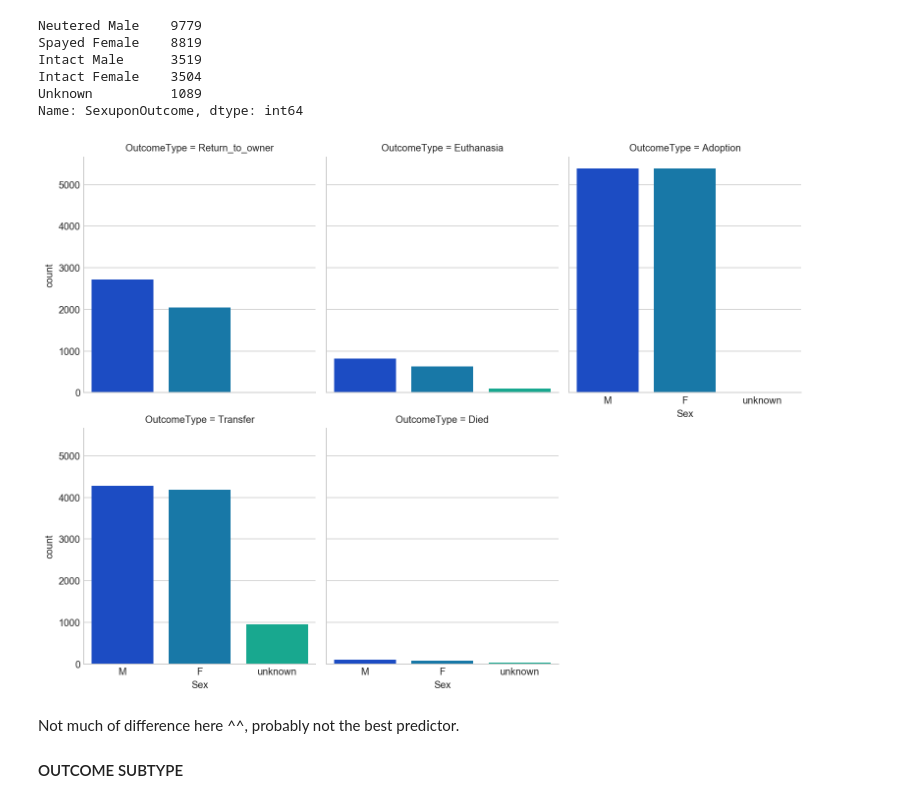
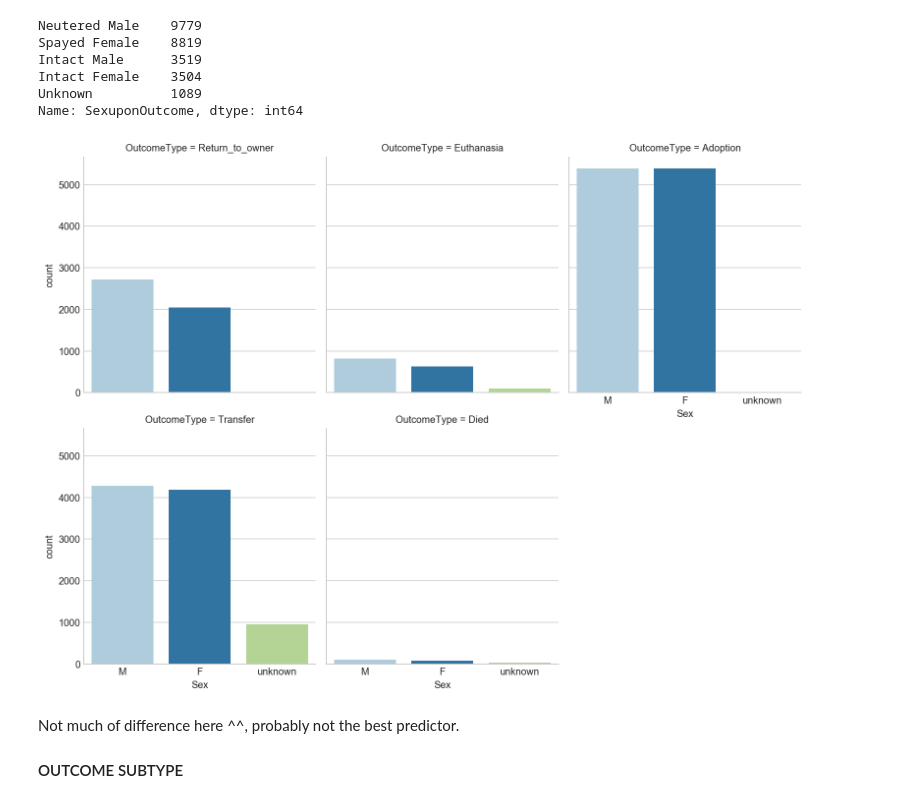
Before and after one commit to mags-zw/kaggle_analysis, a Jupyter notebook: ShelterAnimals/shelter_animal_analysis.ipynb, the cells around one changed output. Cells and saved outputs as stored; diff of their text form; code cells hidden in the pictures.

```diff
--- a/ShelterAnimals/shelter_animal_analysis.ipynb
+++ b/ShelterAnimals/shelter_animal_analysis.ipynb
@@ -351,10 +364,10 @@ train["Sex"] =  train['SexuponOutcome'].apply(
     lambda x:'F' if 'Female' in str(x) else 'M' if 'Male' in str(x) else 'unknown')
 # %%
 sns.factorplot("Sex", col="OutcomeType", col_wrap=3, data=train,
-               kind="count", size=4, aspect=.9, palette = "winter")
+               kind="count", size=4, aspect=.9, palette = "Paired")
 plt.show()
 # %% [output]
-[figure, old version]
+[figure, new version]
 # %% [markdown]
 Not much of difference here ^^, probably not the best predictor.
 
```
Also changed, not shown: parts of 22 cells of this notebook.
